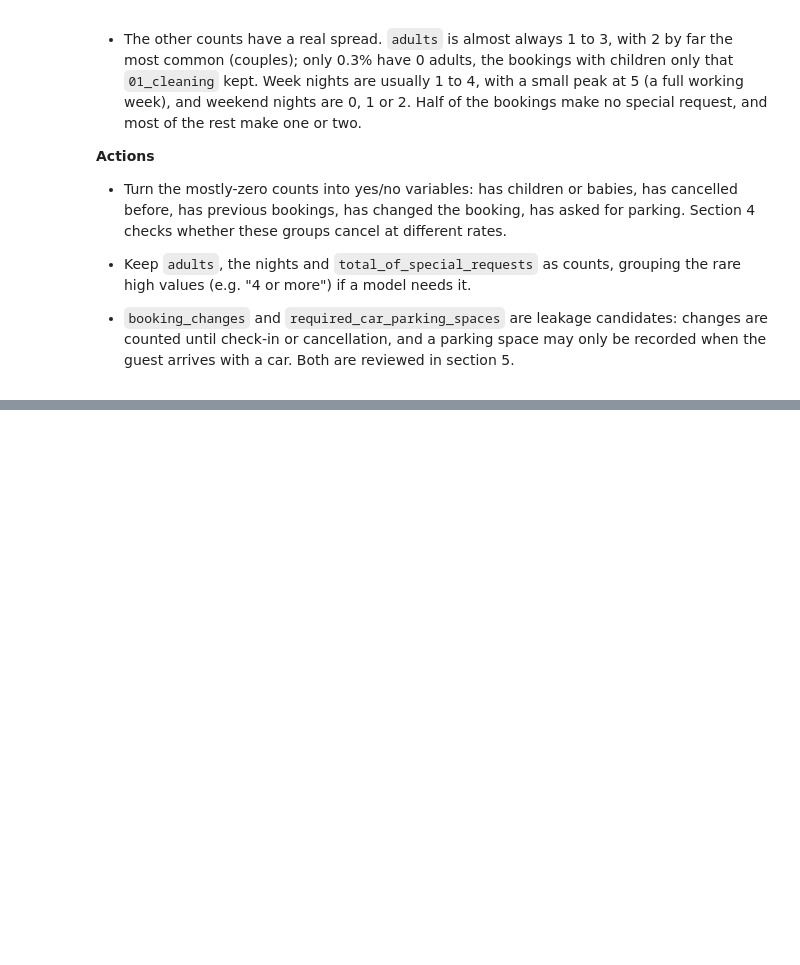
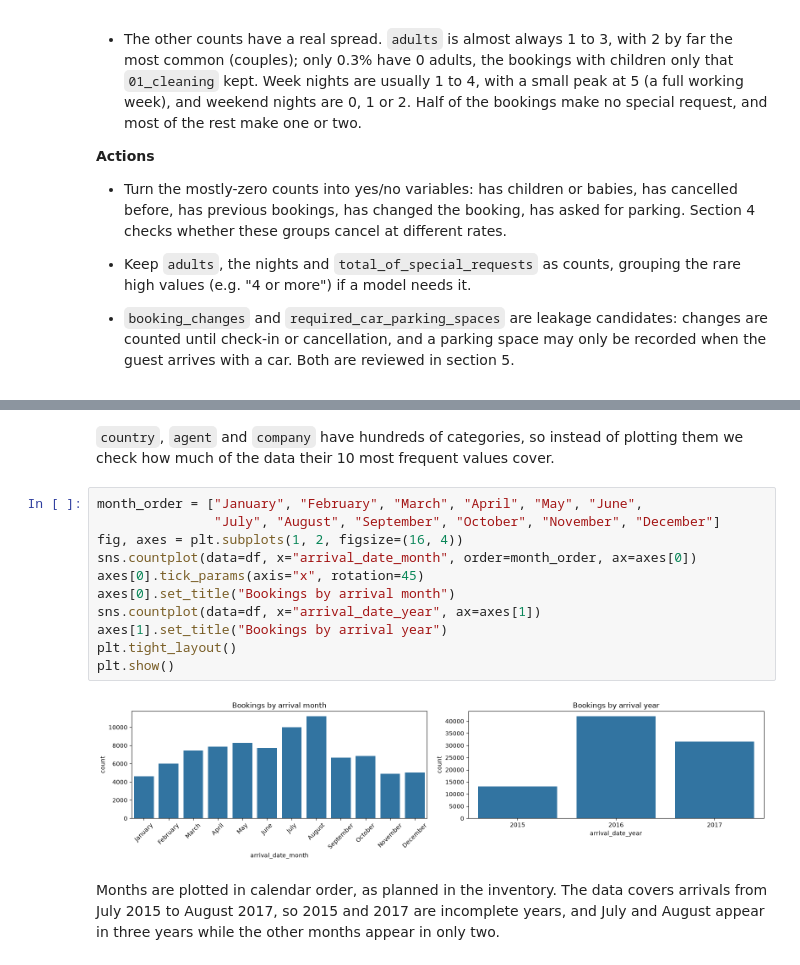
Before and after one commit to martinmon19/Assignment-MACHINE-LEARNING, a Jupyter notebook: notebooks/03_distributions.ipynb, the cells around one changed output, grey strips where cells are left out. Saved outputs shown, nothing was run; the diff lists cells and outputs as text; blank space fills up the shorter version.

```diff
--- a/notebooks/03_distributions.ipynb
+++ b/notebooks/03_distributions.ipynb
@@ -327,0 +396,20 @@ Some counts go up to 50 or more (`stays_in_week_nights`, `previous_bookings_not_
+# %% [markdown]
+`country`, `agent` and `company` have hundreds of categories, so instead of plotting them we check
+how much of the data their 10 most frequent values cover.
+# %%
+month_order = ["January", "February", "March", "April", "May", "June",
+               "July", "August", "September", "October", "November", "December"]
+fig, axes = plt.subplots(1, 2, figsize=(16, 4))
+sns.countplot(data=df, x="arrival_date_month", order=month_order, ax=axes[0])
+axes[0].tick_params(axis="x", rotation=45)
+axes[0].set_title("Bookings by arrival month")
+sns.countplot(data=df, x="arrival_date_year", ax=axes[1])
+axes[1].set_title("Bookings by arrival year")
+plt.tight_layout()
+plt.show()
+# %% [output]
+[figure, added]
+# %% [markdown]
+Months are plotted in calendar order, as planned in the inventory. The data covers arrivals from
+July 2015 to August 2017, so 2015 and 2017 are incomplete years, and July and August appear in three
+years while the other months appear in only two.
```
Also changed, not shown: parts of 7 cells of this notebook.
